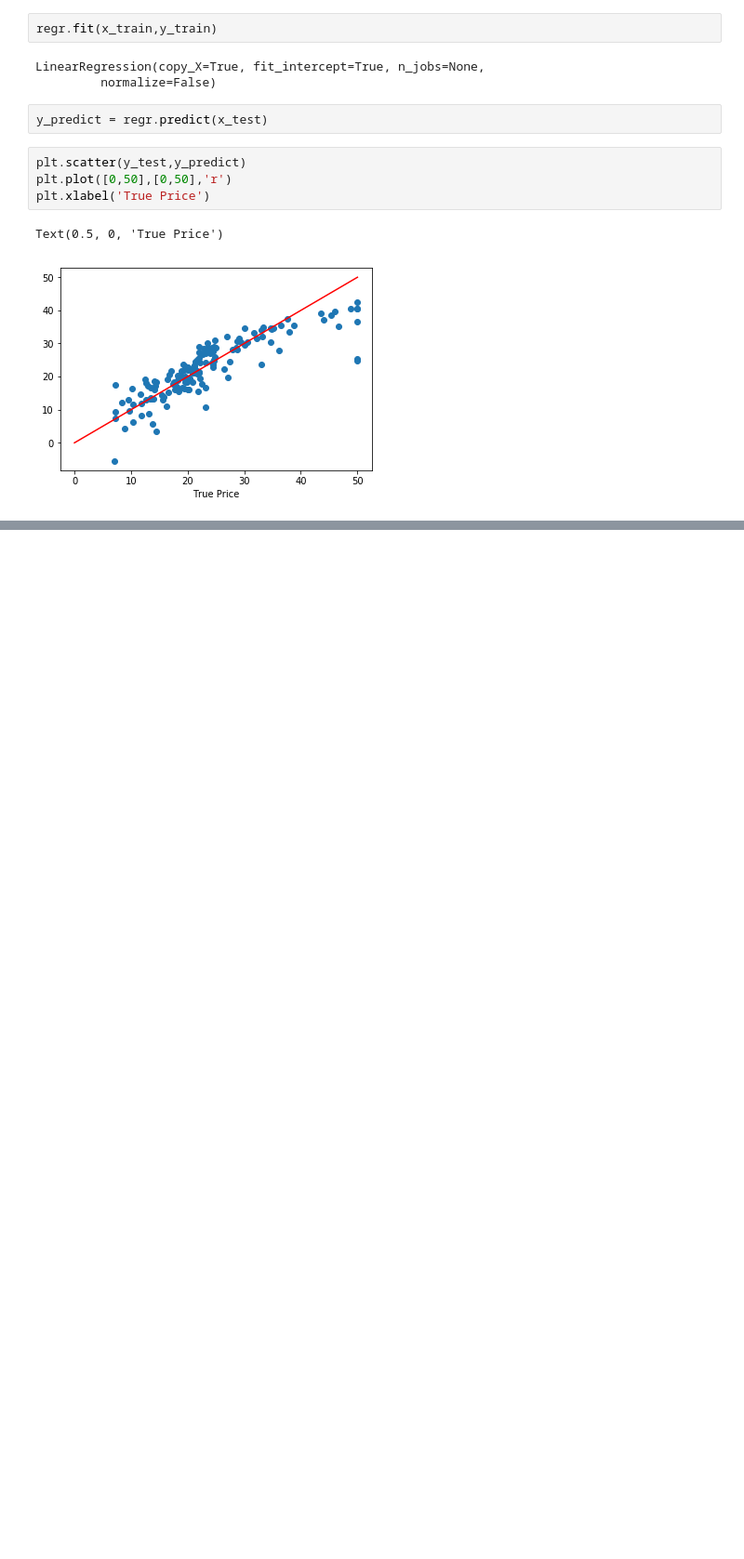
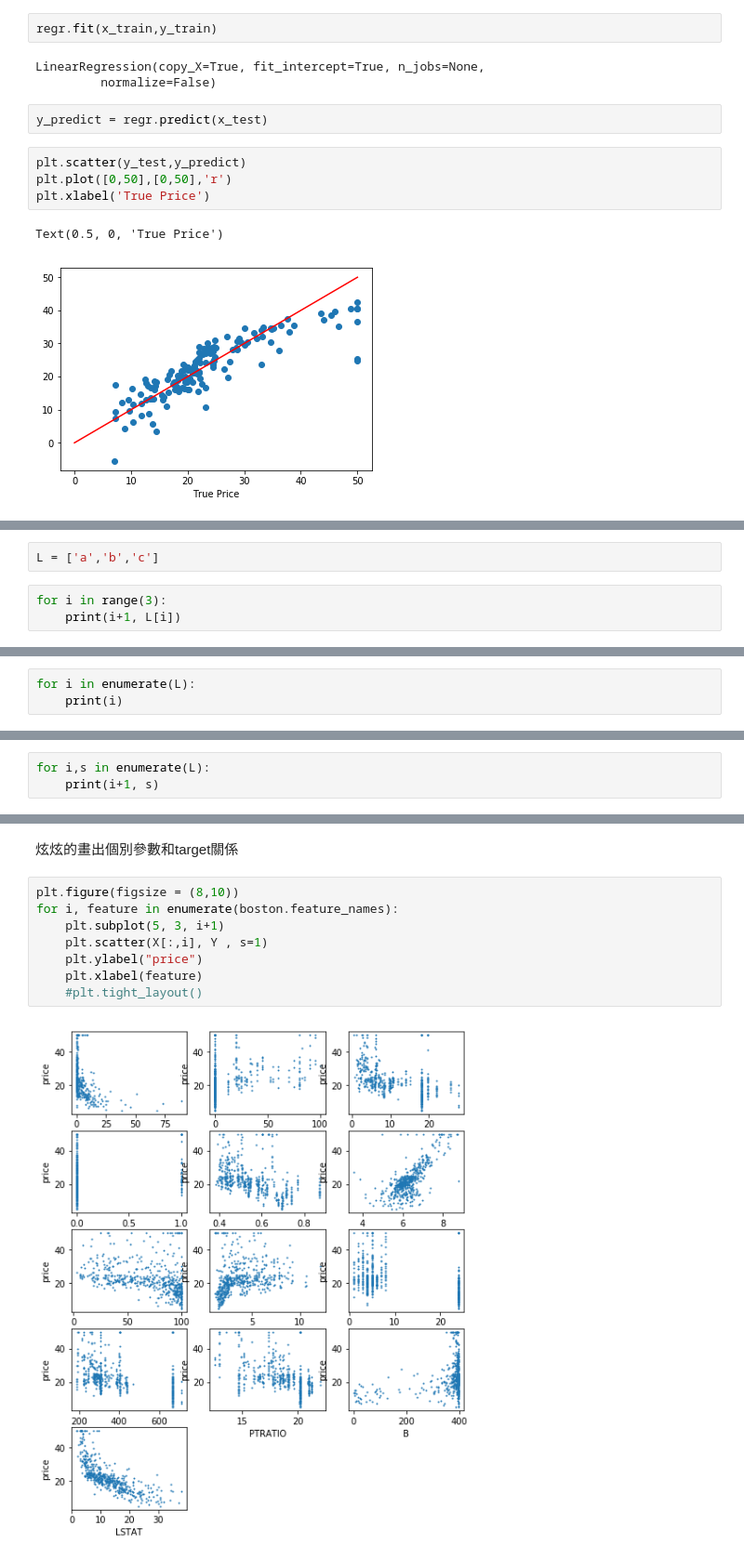
Before and after one commit to anniesnoopymd/Python_note, a Jupyter notebook: [Week6]用線性迴歸做預測/6.8 用線性迴歸預測波士頓房價.ipynb, the cells around one changed output, grey strips where cells are left out. Shown at 93% size. Drawn from its saved outputs; the diff is of its cells as text; blank space fills up the shorter version.

```diff
--- a/[Week6]用線性迴歸做預測/6.8 用線性迴歸預測波士頓房價.ipynb
+++ b/[Week6]用線性迴歸做預測/6.8 用線性迴歸預測波士頓房價.ipynb
@@ -51,0 +54,5 @@ Text(0.5, 0, 'True Price')
+# %%
+L = ['a','b','c']
+# %%
+for i in range(3):
+    print(i+1, L[i])
@@ -51,0 +67,3 @@ Text(0.5, 0, 'True Price')
+# %%
+for i in enumerate(L):
+    print(i)
@@ -51,0 +74,3 @@ Text(0.5, 0, 'True Price')
+# %%
+for i,s in enumerate(L):
+    print(i+1, s)
@@ -51,0 +106,12 @@ Text(0.5, 0, 'True Price')
+# %% [markdown]
+炫炫的畫出個別參數和target關係
+# %%
+plt.figure(figsize = (8,10))
+for i, feature in enumerate(boston.feature_names):
+    plt.subplot(5, 3, i+1)
+    plt.scatter(X[:,i], Y , s=1)
+    plt.ylabel("price")
+    plt.xlabel(feature)
+    #plt.tight_layout()
+# %% [output]
+[figure, added]
```
Also changed, not shown: parts of 9 cells of this notebook.
